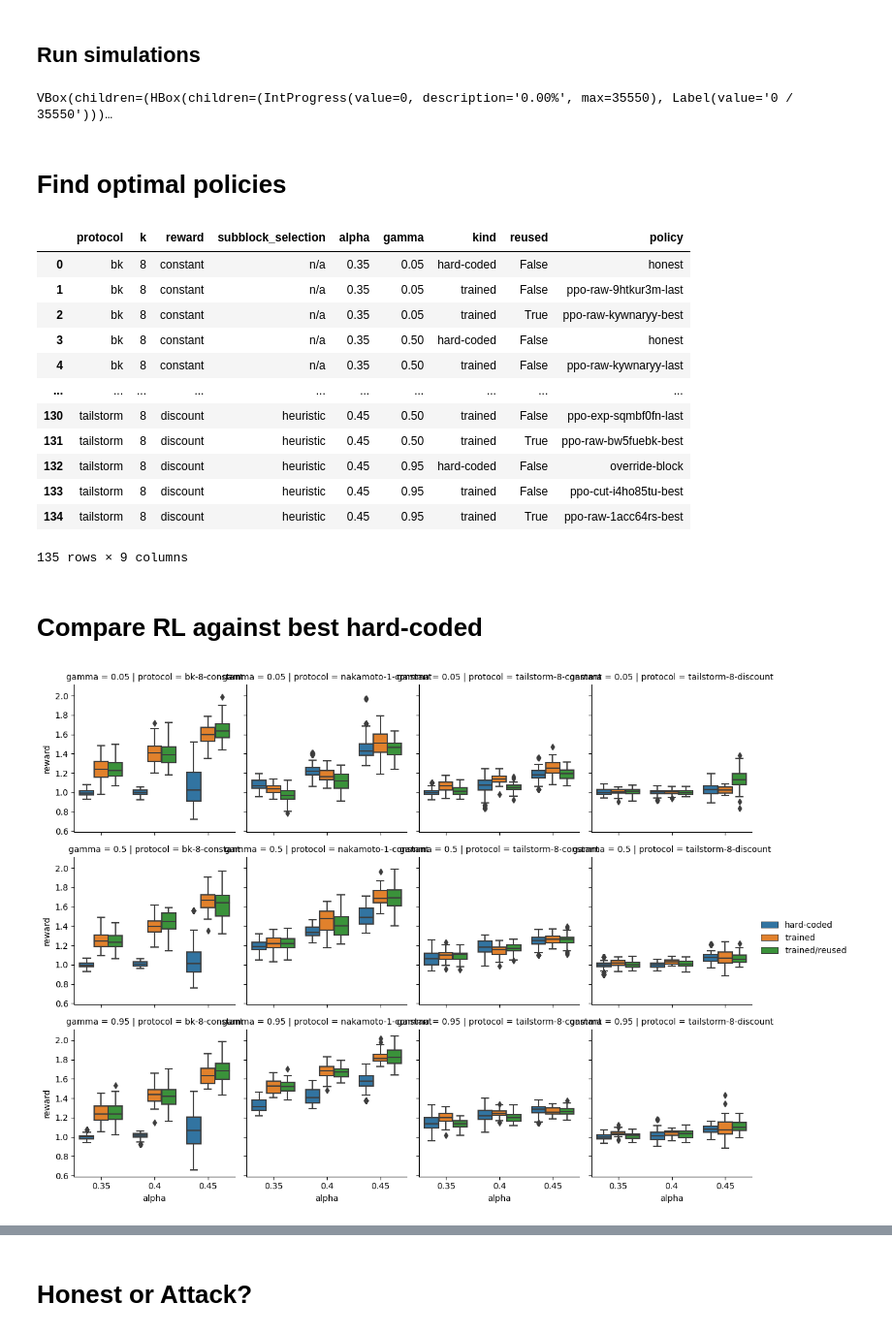
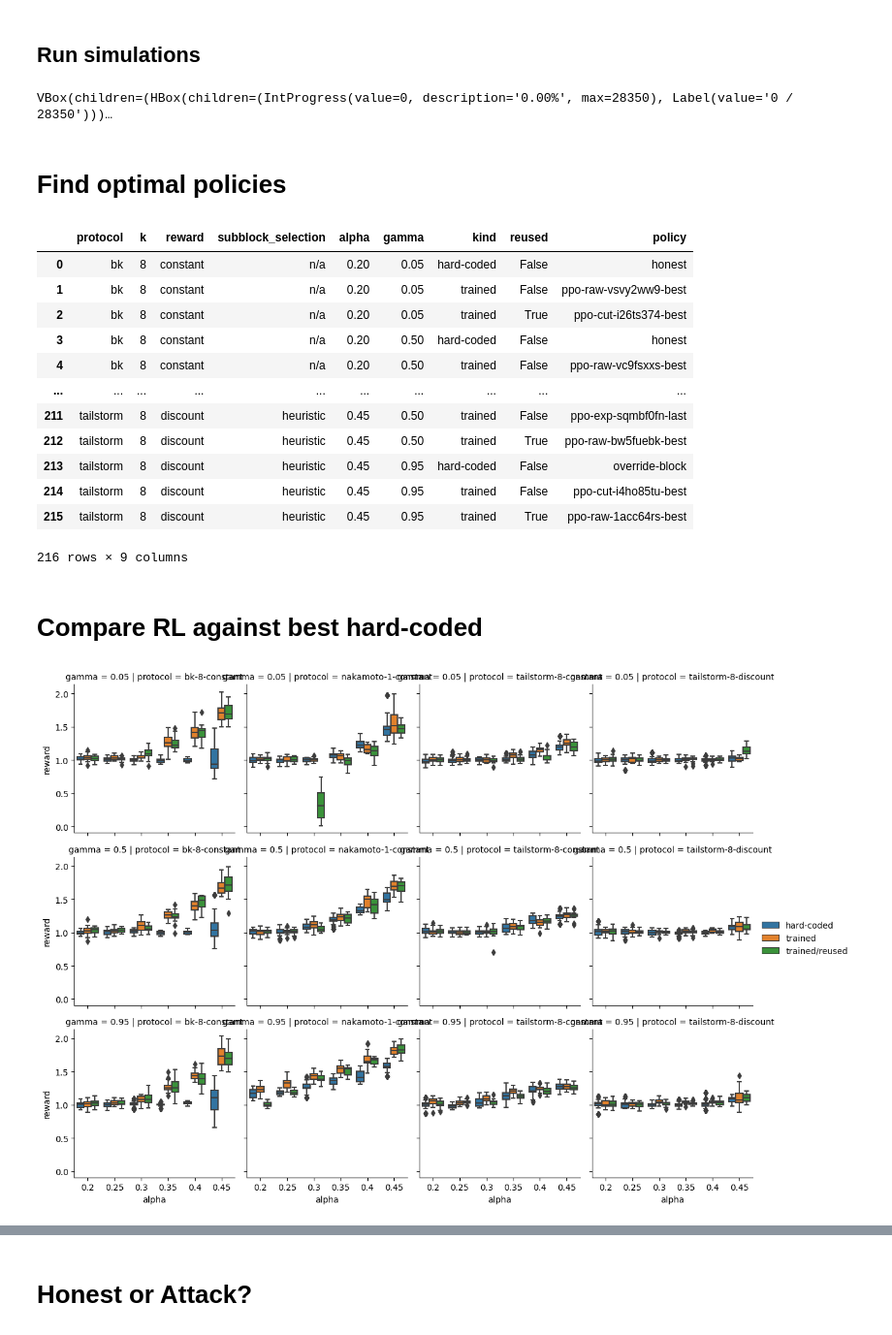
Before and after one commit to pkel/cpr, a Jupyter notebook: experiments/rl-eval/compare-models-and-find-breakeven.ipynb, the cells around one changed output, grey strips where cells are left out. Shown at 97% size. Drawn from its saved outputs; the diff is of its cells as text; code cells hidden in the pictures.

```diff
--- a/experiments/rl-eval/compare-models-and-find-breakeven.ipynb
+++ b/experiments/rl-eval/compare-models-and-find-breakeven.ipynb
@@ -42,7 +42,7 @@ sys.modules[
 ] = cfg_model  # cfg_model should be moved somewhere else, I guess
 # %%
 episode_len = 2048
-n_episodes = 50
+n_episodes = 25
 batches = [
     # "2023-01-10_tailstorm-8-constant",
     # "2023-01-11_nakamoto", # broken, is it because is was trained on python3.11?
@@ -54,6 +54,8 @@ batches = [
     "2023-01-19_all-protos-0",
     "2023-01-20_tailstorm-0",
     "2023-01-20_tailstorm-discount",
+    "2023-01-23_non-discount-low-alpha",
+    "2023-01-25_bk-8-long-0",  # not so long since I forgot to push the changes before launch
 ]
 
 protocol_args = dict(
@@ -231,7 +233,7 @@ episodes = pd.concat([d, results], axis=1).sort_index()
 
 # list(episodes.columns)
 # %% [output]
-VBox(children=(HBox(children=(IntProgress(value=0, description='0.00%', max=35550), Label(value='0 / 35550')))…
+VBox(children=(HBox(children=(IntProgress(value=0, description='0.00%', max=28350), Label(value='0 / 28350')))…
 # %% [markdown]
 # Find optimal policies
 # %%
@@ -264,18 +266,18 @@ opt_episodes = opt_policies.join(d.set_index(scenario + policy), on=scenario + p
 # display("opt_episodes columns", list(opt_episodes.columns))
 # %% [output]
 |  | protocol | k | reward | subblock_selection | alpha | gamma | kind | reused | policy |
-| 0 | bk | 8 | constant | n/a | 0.35 | 0.05 | hard-coded | False | honest |
-| 1 | bk | 8 | constant | n/a | 0.35 | 0.05 | trained | False | ppo-raw-9htkur3m-last |
-| 2 | bk | 8 | constant | n/a | 0.35 | 0.05 | trained | True | ppo-raw-kywnaryy-best |
-| 3 | bk | 8 | constant | n/a | 0.35 | 0.50 | hard-coded | False | honest |
-| 4 | bk | 8 | constant | n/a | 0.35 | 0.50 | trained | False | ppo-raw-kywnaryy-last |
+| 0 | bk | 8 | constant | n/a | 0.20 | 0.05 | hard-coded | False | honest |
+| 1 | bk | 8 | constant | n/a | 0.20 | 0.05 | trained | False | ppo-raw-vsvy2ww9-best |
+| 2 | bk | 8 | constant | n/a | 0.20 | 0.05 | trained | True | ppo-cut-i26ts374-best |
+| 3 | bk | 8 | constant | n/a | 0.20 | 0.50 | hard-coded | False | honest |
+| 4 | bk | 8 | constant | n/a | 0.20 | 0.50 | trained | False | ppo-raw-vc9fsxxs-best |
 | ... | ... | ... | ... | ... | ... | ... | ... | ... | ... |
-| 130 | tailstorm | 8 | discount | heuristic | 0.45 | 0.50 | trained | False | ppo-exp-sqmbf0fn-last |
-| 131 | tailstorm | 8 | discount | heuristic | 0.45 | 0.50 | trained | True | ppo-raw-bw5fuebk-best |
-| 132 | tailstorm | 8 | discount | heuristic | 0.45 | 0.95 | hard-coded | False | override-block |
-| 133 | tailstorm | 8 | discount | heuristic | 0.45 | 0.95 | trained | False | ppo-cut-i4ho85tu-best |
-| 134 | tailstorm | 8 | discount | heuristic | 0.45 | 0.95 | trained | True | ppo-raw-1acc64rs-best |
+| 211 | tailstorm | 8 | discount | heuristic | 0.45 | 0.50 | trained | False | ppo-exp-sqmbf0fn-last |
+| 212 | tailstorm | 8 | discount | heuristic | 0.45 | 0.50 | trained | True | ppo-raw-bw5fuebk-best |
+| 213 | tailstorm | 8 | discount | heuristic | 0.45 | 0.95 | hard-coded | False | override-block |
+| 214 | tailstorm | 8 | discount | heuristic | 0.45 | 0.95 | trained | False | ppo-cut-i4ho85tu-best |
+| 215 | tailstorm | 8 | discount | heuristic | 0.45 | 0.95 | trained | True | ppo-raw-1acc64rs-best |
-135 rows × 9 columns
+216 rows × 9 columns
 # %% [markdown]
 # Compare RL against best hard-coded
 # %%
@@ -287,35 +289,36 @@ def rl_vs_hard_coded_bp(objective, label="reward"):
             protocol=d.protocol + "-" + d.k.map(str) + "-" + d.reward,
             kind=d.kind.astype("category"),
             __=objective(d),
         )
         .drop(columns=[label], errors="ignore")
         .rename(columns=dict(__=label))
     )
     g = sns.FacetGrid(
-        data=d.query("alpha >= .35"),
+        data=d,
+        # data=d.query("alpha >= .35"),
         col="protocol",
         row="gamma",
         sharex=True,
         sharey=True,
     )
     g.map_dataframe(
         sns.boxplot,
         x="alpha",
         y=label,
         hue="kind",
         orient="v",
         palette=sns.color_palette(),
     )
     g.add_legend()
 
 
 ## reward per progess (in DAA equilibrium)
 # rl_vs_hard_coded(lambda d: d.episode_reward_attacker / d.episode_progress)
 ## alpha normalizations
 rl_vs_hard_coded_bp(lambda d: d.episode_reward_attacker / d.episode_progress / d.alpha)
 # rl_vs_hard_coded(lambda d: d.episode_reward_attacker / d.episode_progress - d.alpha)
 # %% [output]
-[figure, old version]
+[figure, new version]
 # %%
 opt_policies.query('protocol == "tailstorm" and gamma==0.95 and alpha==.45').drop(
     columns=["path"]
```
Also changed, not shown: parts of 13 cells of this notebook.
